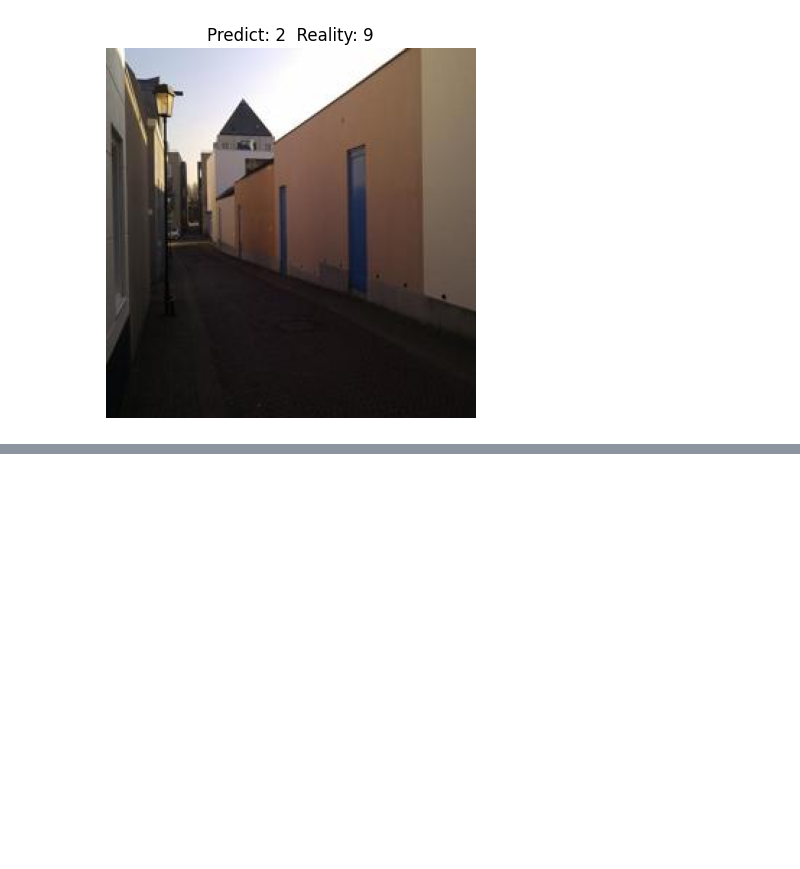
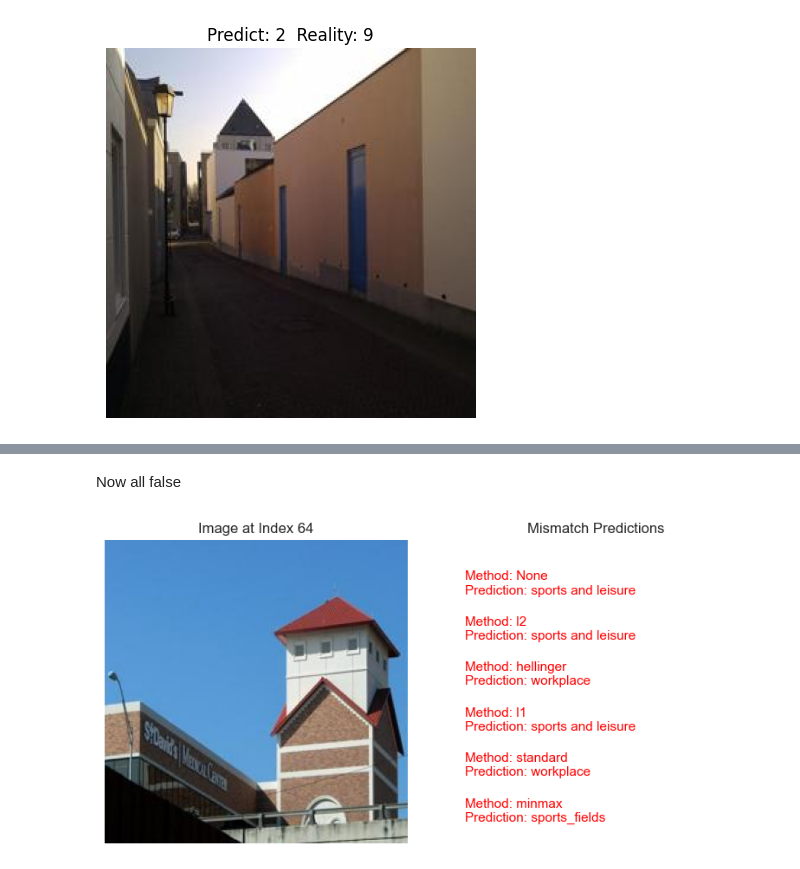
Before and after one commit to MCV-C3/project-1, a Jupyter notebook: Week1/delivery.ipynb, the cells around one changed output, grey strips where cells are left out. Cells and saved outputs as stored; diff of their text form; code cells hidden in the pictures; blank space fills up the shorter version.

```diff
--- a/Week1/delivery.ipynb
+++ b/Week1/delivery.ipynb
@@ -66,0 +143,20 @@ plt.show()
+# %% [markdown]
+Now all false
+# %%
+Not_P = ~No_Method
+Not_S1 = ~S1
+Not_S2 = ~S2
+Not_S3 = ~S3
+Not_S4 = ~S4
+Not_S5 = ~S5
+
+# 2. Combine all six NOT arrays into a single 2D array
+All_False_Arrays = np.stack([Not_P, Not_S1, Not_S2, Not_S3, Not_S4, Not_S5])
+
+# 3. Find where ALL of these NOT arrays are TRUE (meaning all original arrays are FALSE)
+# This is equivalent to (~P) & (~S1) & (~S2) & (~S3) & (~S4) & (~S5)
+Final_Mask = np.all(All_False_Arrays, axis=0)
+mismatch_indices = np.where(Final_Mask)[0]
+plot_imgs_at_idx(mismatch_indices[25],data_test,methods,scaling_data)
+# %% [output]
+[figure, added]
```
Also changed, not shown: parts of 21 cells of this notebook, 5 other files.
